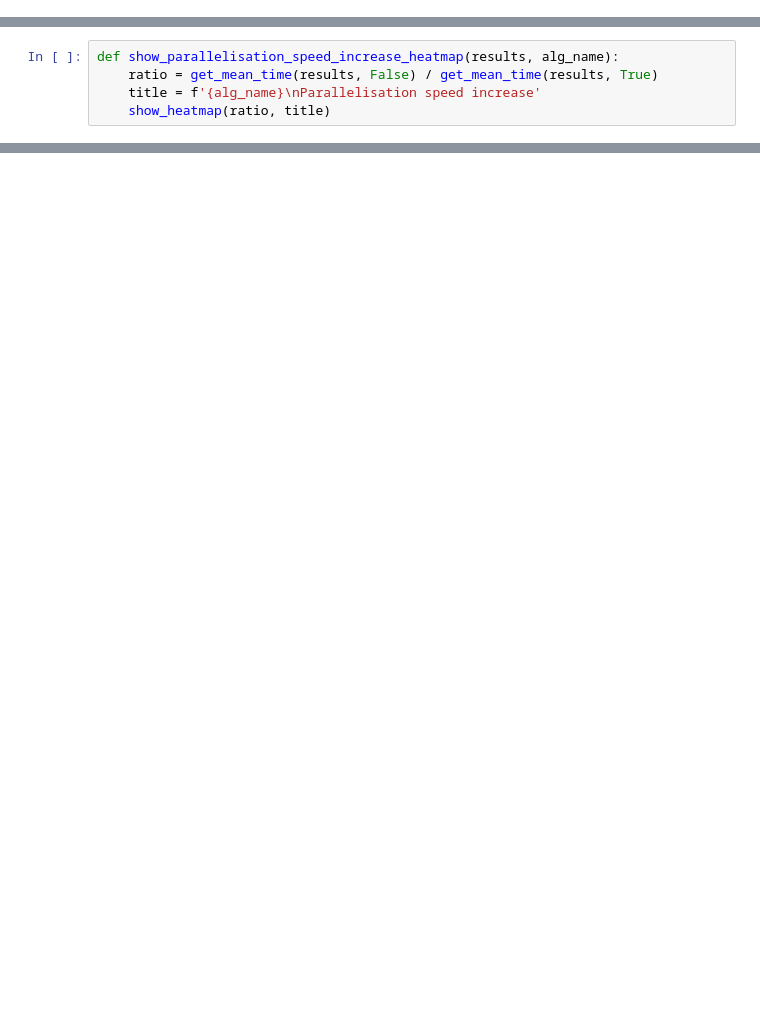
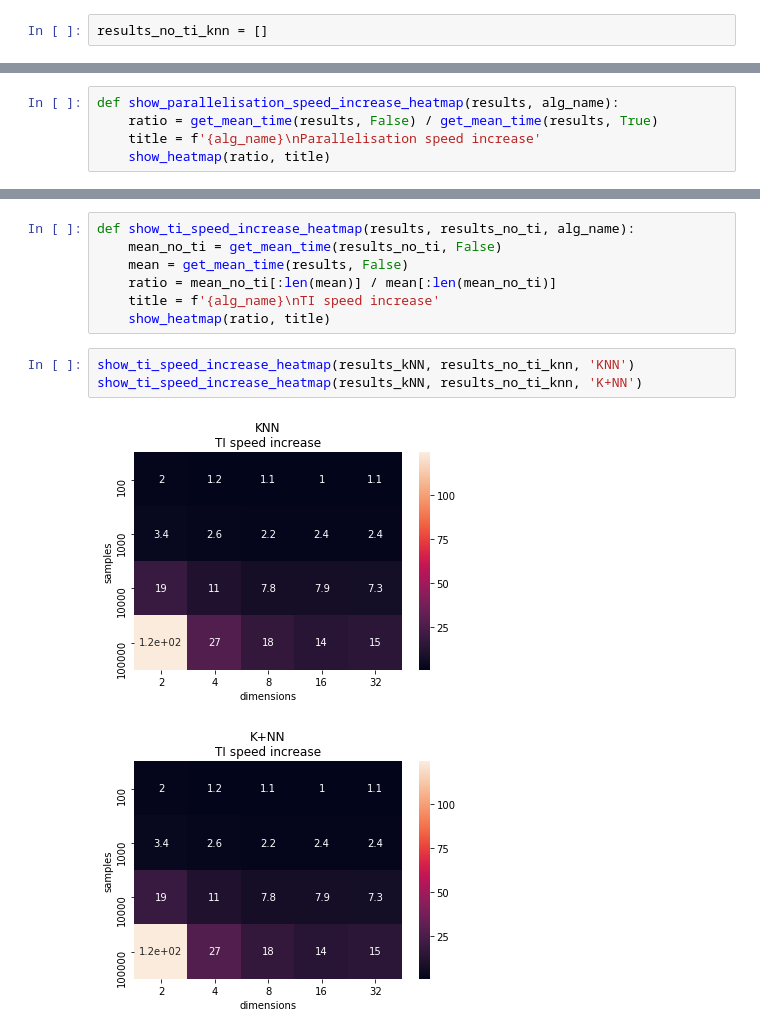
Before and after one commit to Delebrith/return-of-the-neighbours, a Jupyter notebook: experiments/performance_test.ipynb, the cells around one changed output, grey strips where cells are left out. Saved outputs shown, nothing was run; the diff lists cells and outputs as text; blank space fills up the shorter version.

```diff
--- a/experiments/performance_test.ipynb
+++ b/experiments/performance_test.ipynb
@@ -148,0 +155,2 @@ list(zip(params, zip(np.mean(results_kpNN, axis=1), np.std(results_kpNN, axis=1)
+# %%
+results_no_ti_knn = []
@@ -191,0 +301,13 @@ show_parallelisation_speed_increase_heatmap(results_kpNN, 'K+NN')
+# %%
+def show_ti_speed_increase_heatmap(results, results_no_ti, alg_name):
+    mean_no_ti = get_mean_time(results_no_ti, False)
+    mean = get_mean_time(results, False)
+    ratio = mean_no_ti[:len(mean)] / mean[:len(mean_no_ti)]
+    title = f'{alg_name}\nTI speed increase'
+    show_heatmap(ratio, title)
+# %%
+show_ti_speed_increase_heatmap(results_kNN, results_no_ti_knn, 'KNN')
+show_ti_speed_increase_heatmap(results_kNN, results_no_ti_knn, 'K+NN')
+# %% [output]
+[figure, added]
+[figure, added]
```
Also changed, not shown: parts of 17 cells of this notebook, 3 other files.
